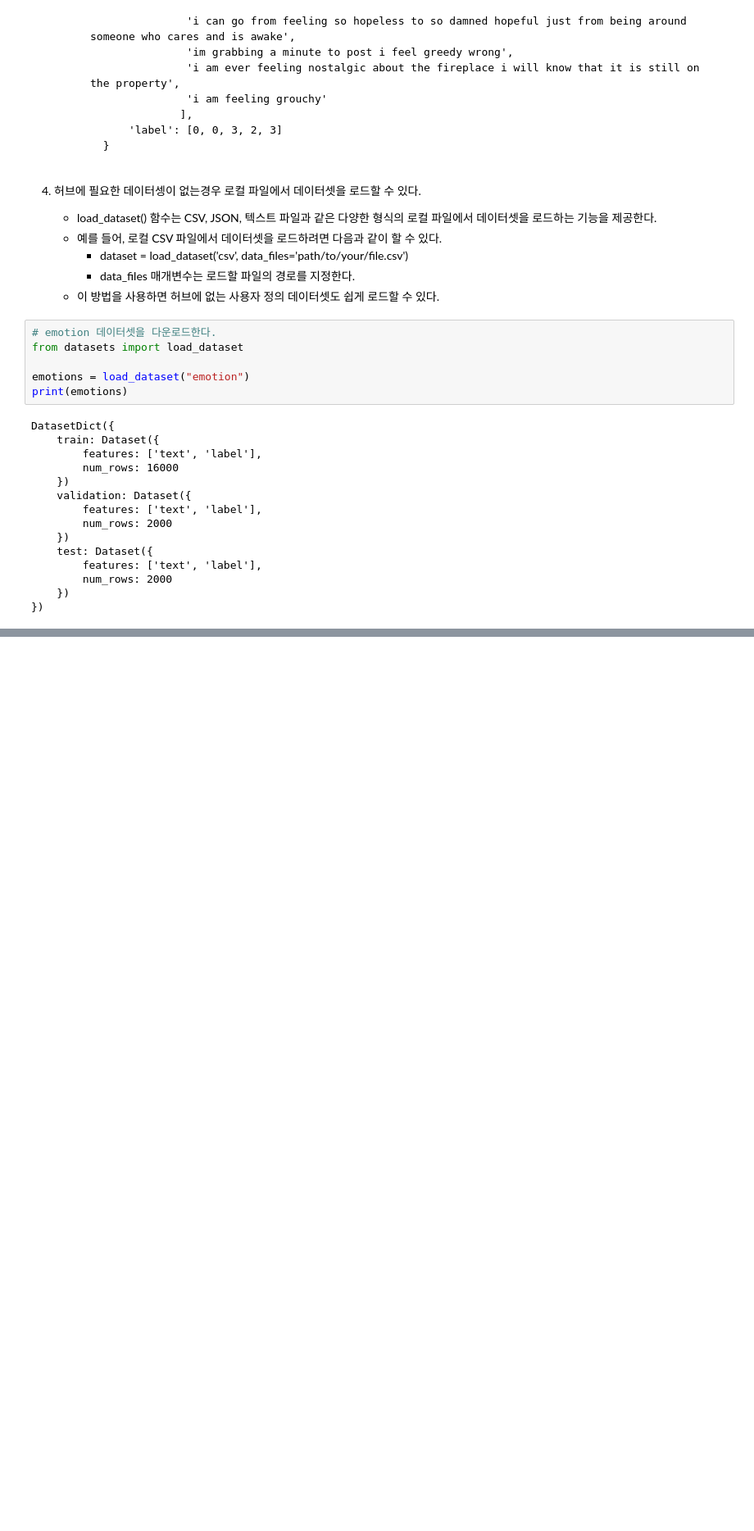
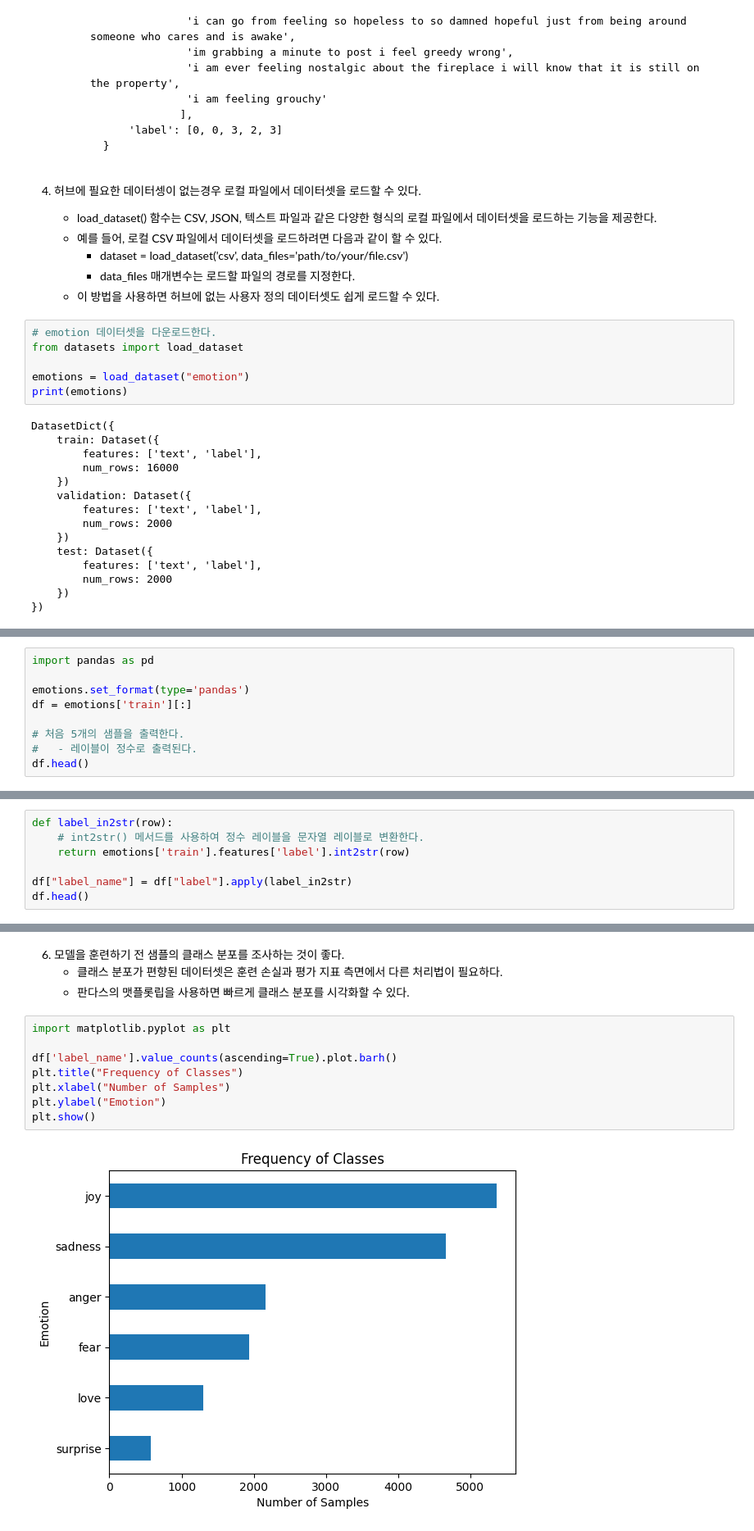
Before and after one commit to redinbluesky/nlp-with-transformers, a Jupyter notebook: 02-텍스트 분류.ipynb, the cells around one changed output, grey strips where cells are left out. Shown: that part at 82% size. Saved outputs shown, nothing was run; the diff lists cells and outputs as text; blank space fills up the shorter version.

```diff
--- a/02-텍스트 분류.ipynb
+++ b/02-텍스트 분류.ipynb
@@ -114,0 +120,9 @@ len(train_ds): 16000
+# %%
+import pandas as pd
+
+emotions.set_format(type='pandas')
+df = emotions['train'][:]
+
+# 처음 5개의 샘플을 출력한다.
+#   - 레이블이 정수로 출력된다.
+df.head()
@@ -114,0 +136,7 @@ len(train_ds): 16000
+# %%
+def label_in2str(row):
+    # int2str() 메서드를 사용하여 정수 레이블을 문자열 레이블로 변환한다.
+    return emotions['train'].features['label'].int2str(row)
+
+df["label_name"] = df["label"].apply(label_in2str)
+df.head()
@@ -114,0 +150,14 @@ len(train_ds): 16000
+# %% [markdown]
+6. 모델을 훈련하기 전 샘플의 클래스 분포를 조사하는 것이 좋다.
+    - 클래스 분포가 편향된 데이터셋은 훈련 손실과 평가 지표 측면에서 다른 처리법이 필요하다.
+    - 판다스의 맷플롯립을 사용하면 빠르게 클래스 분포를 시각화할 수 있다.
+# %%
+import matplotlib.pyplot as plt
+
+df['label_name'].value_counts(ascending=True).plot.barh()
+plt.title("Frequency of Classes")
+plt.xlabel("Number of Samples")
+plt.ylabel("Emotion")
+plt.show()
+# %% [output]
+[figure, added]
```
Also changed, not shown: parts of 5 cells of this notebook.
